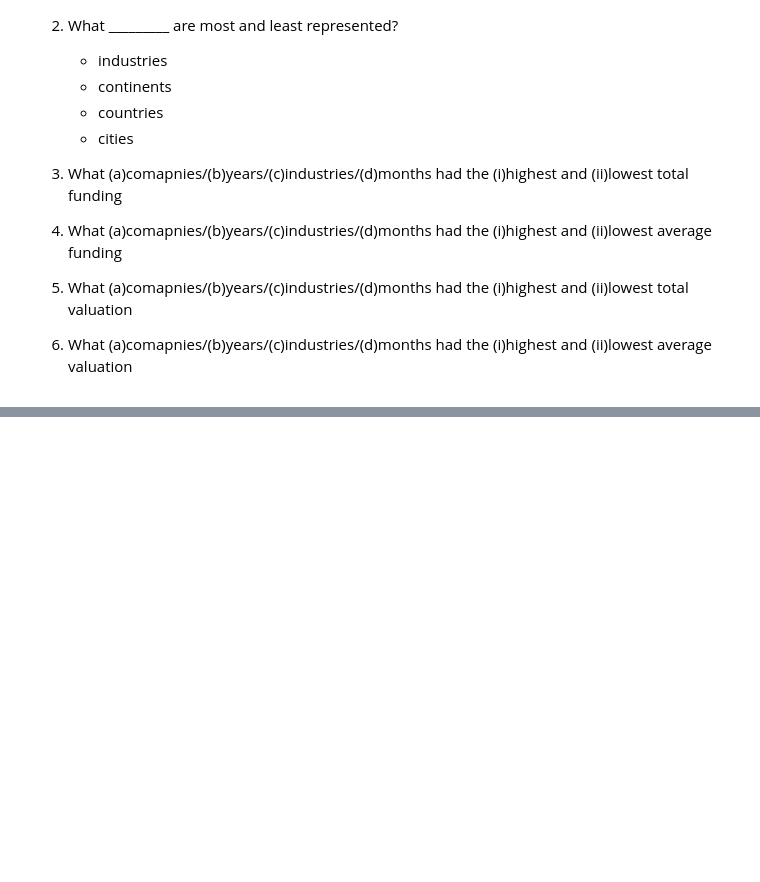
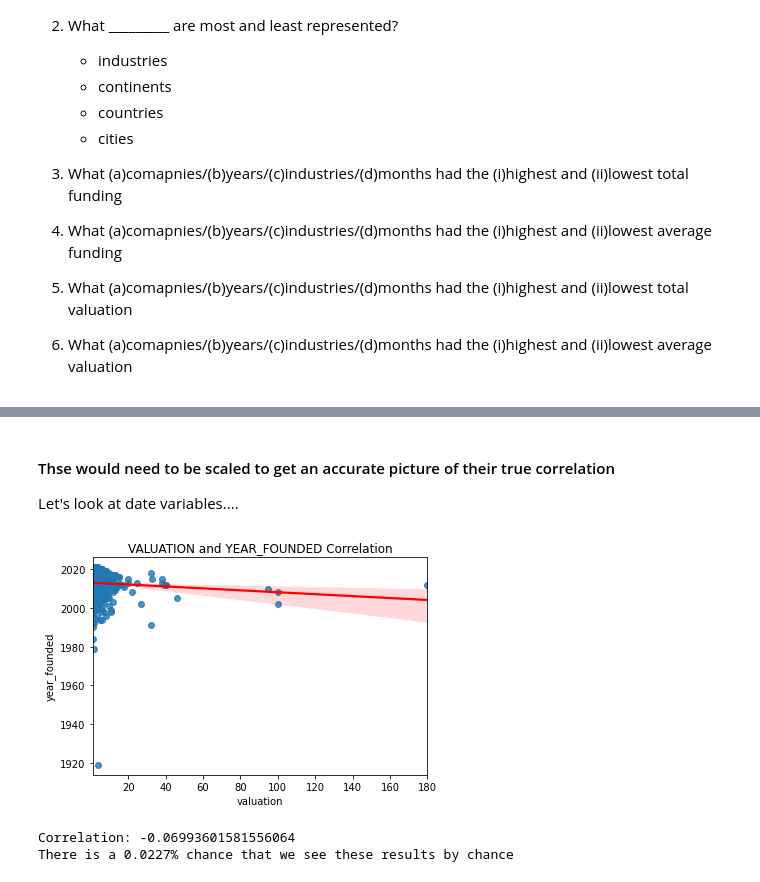
Before and after one commit to stephanie-jones78/unicorn_companies, a Jupyter notebook: unicorn_notebook.ipynb, the cells around one changed output, grey strips where cells are left out. Saved outputs shown, nothing was run; the diff lists cells and outputs as text; code cells hidden in the pictures; blank space fills up the shorter version.

```diff
--- a/unicorn_notebook.ipynb
+++ b/unicorn_notebook.ipynb
@@ -369,0 +413,9 @@ df.head()
+# %% [markdown]
+#### Thse would need to be scaled to get an accurate picture of their true correlation
+Let's look at date variables....
+# %%
+var_correlation(df, 'valuation', 'year_founded')
+# %% [output]
+[figure, added]
+Correlation: -0.06993601581556064
+There is a 0.0227% chance that we see these results by chance
```
Also changed, not shown: parts of 10 cells of this notebook.
